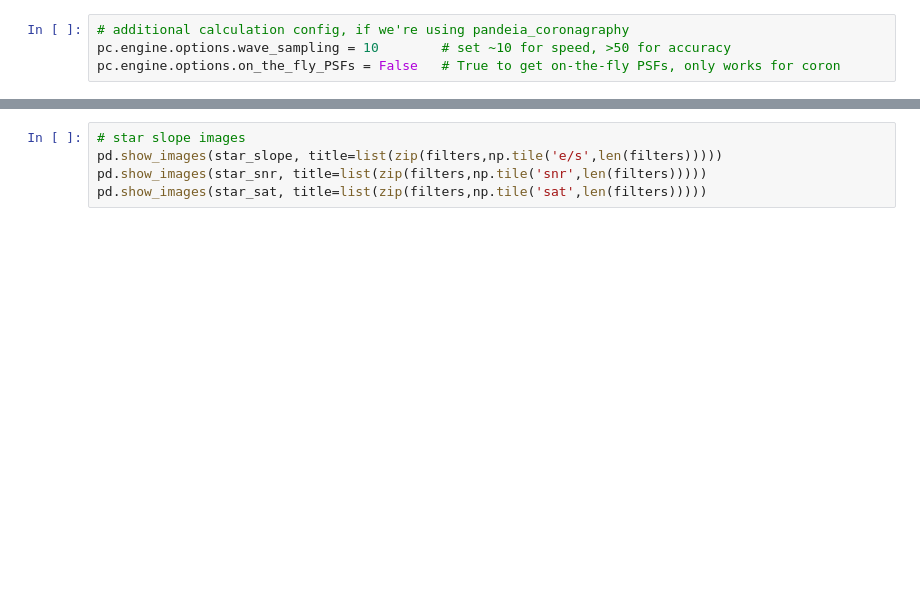
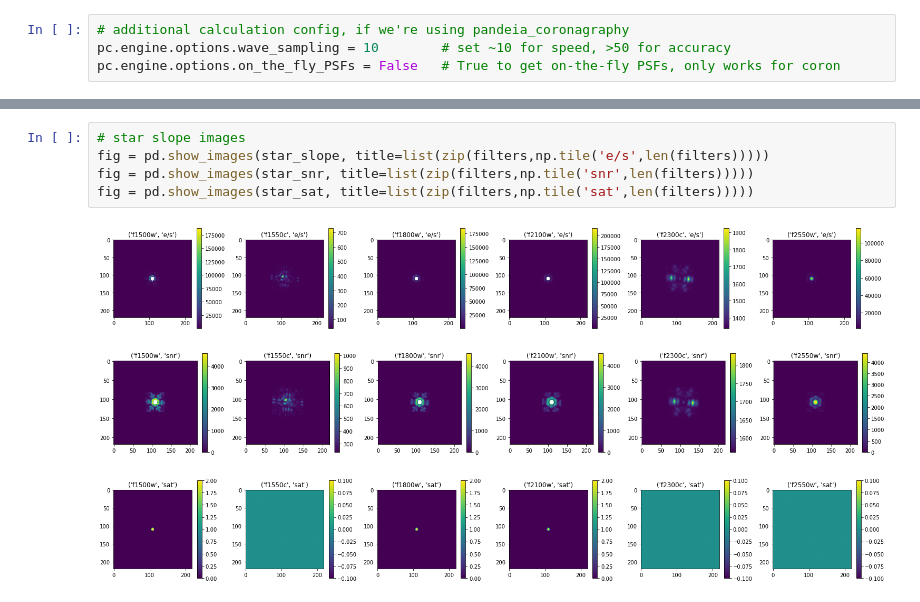
Before and after one commit to drgmk/pandeia-disks, a Jupyter notebook: notebooks/observe.ipynb, the cells around one changed output, grey strips where cells are left out. Cells and saved outputs as stored; diff of their text form; blank space fills up the shorter version.

```diff
--- a/notebooks/observe.ipynb
+++ b/notebooks/observe.ipynb
@@ -172,7 +315,11 @@ pd.show_images(target_sat, title=list(zip(filters,np.tile('sat',len(filters)))))
 # %%
 # star slope images
-pd.show_images(star_slope, title=list(zip(filters,np.tile('e/s',len(filters)))))
-pd.show_images(star_snr, title=list(zip(filters,np.tile('snr',len(filters)))))
-pd.show_images(star_sat, title=list(zip(filters,np.tile('sat',len(filters)))))
+fig = pd.show_images(star_slope, title=list(zip(filters,np.tile('e/s',len(filters)))))
+fig = pd.show_images(star_snr, title=list(zip(filters,np.tile('snr',len(filters)))))
+fig = pd.show_images(star_sat, title=list(zip(filters,np.tile('sat',len(filters)))))
+# %% [output]
+[figure, added]
+[figure, added]
+[figure, added]
 # %%
 # reference slope images
```
Also changed, not shown: parts of 35 cells of this notebook, 1 other file.
